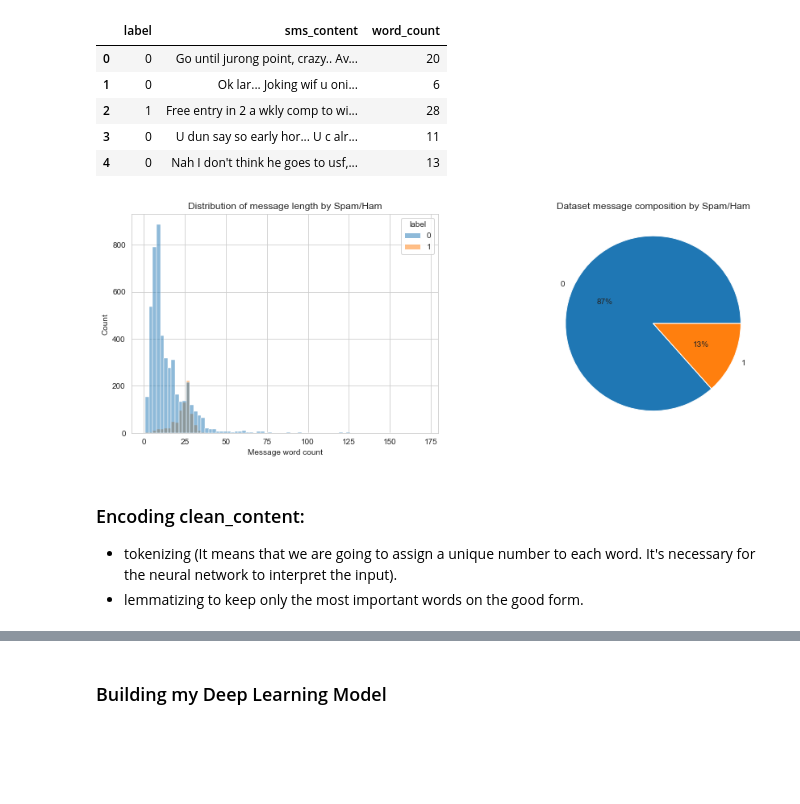
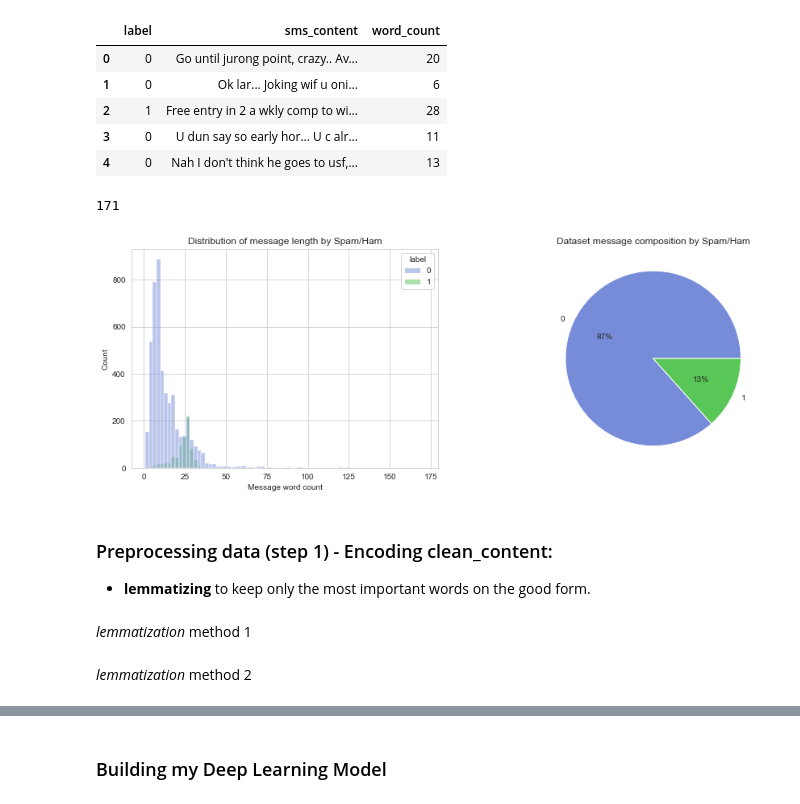
Before and after one commit to christophe-derache/certification35288_bloc4-Deep_Learning, a Jupyter notebook: 1 - DERACHE_project_deeplearning_Spam_Detector_part1.ipynb, the cells around one changed output, grey strips where cells are left out. Saved outputs shown, nothing was run; the diff lists cells and outputs as text; code cells hidden in the pictures; blank space fills up the shorter version.

```diff
--- a/1 - DERACHE_project_deeplearning_Spam_Detector_part1.ipynb
+++ b/1 - DERACHE_project_deeplearning_Spam_Detector_part1.ipynb
@@ -143,32 +140,42 @@ df.head()
 | 2 | 1 | Free entry in 2 a wkly comp to wi... | 28 |
 | 3 | 0 | U dun say so early hor... U c alr... | 11 |
 | 4 | 0 | Nah I don't think he goes to usf,... | 13 |
+# %%
+df['word_count'].max()
+# %% [output]
+171
 # %%
 # Plot message length by spam/ham
 
 #df['label'] = pd.Categorical(df['label'], ['1','0'])
 sns.set_style("whitegrid")
 
 fig, ax = plt.subplots(ncols=2, nrows=1, figsize=(15,5))
 sns.histplot(data=df,
              x="word_count",
              hue="label",
              bins=75,
              ax=ax[0],
+             palette=['#778cd8',"#59c758"],
              legend=True).set_title('Distribution of message length by Spam/Ham')
 ax[0].set_xlabel('Message word count')
 ax[0].set_ylabel('Count')
 
-ax[1].pie(df.label.value_counts(normalize=True), labels = ['0','1'], autopct='%0.f%%')
+ax[1].pie(df.label.value_counts(normalize=True),
+            labels = ['0','1'],
+            autopct='%0.f%%',
+            colors=['#778cd8',"#59c758"]
+            )
 ax[1].set_title('Dataset message composition by Spam/Ham')
 # plt.savefig('images/eda.png',bbox_inches='tight',dpi=400, pad_inches=0.1)
 plt.show()
 # %% [output]
-[figure, old version]
+[figure, new version]
 # %% [markdown]
-### Encoding clean_content:
-- tokenizing (It means that we are going to assign a unique number to each word. It's necessary for the neural network to interpret the input).
-- lemmatizing to keep only the most important words on the good form.
+### Preprocessing data (step 1) - Encoding clean_content:
+- **lemmatizing** to keep only the most important words on the good form.
+# %% [markdown]
+*lemmatization* method 1
 # %%
 def clean_text(text):
     # convert to lowercase
@@ -182,6 +189,8 @@ def clean_text(text):
     return text
 
 df['clean_text'] = df['sms_content'].apply(clean_text)
+# %% [markdown]
+*lemmatization* method 2
 # %%
 nlp = en_core_web_md.load()
 # %%
```
Also changed, not shown: parts of 23 cells of this notebook.
